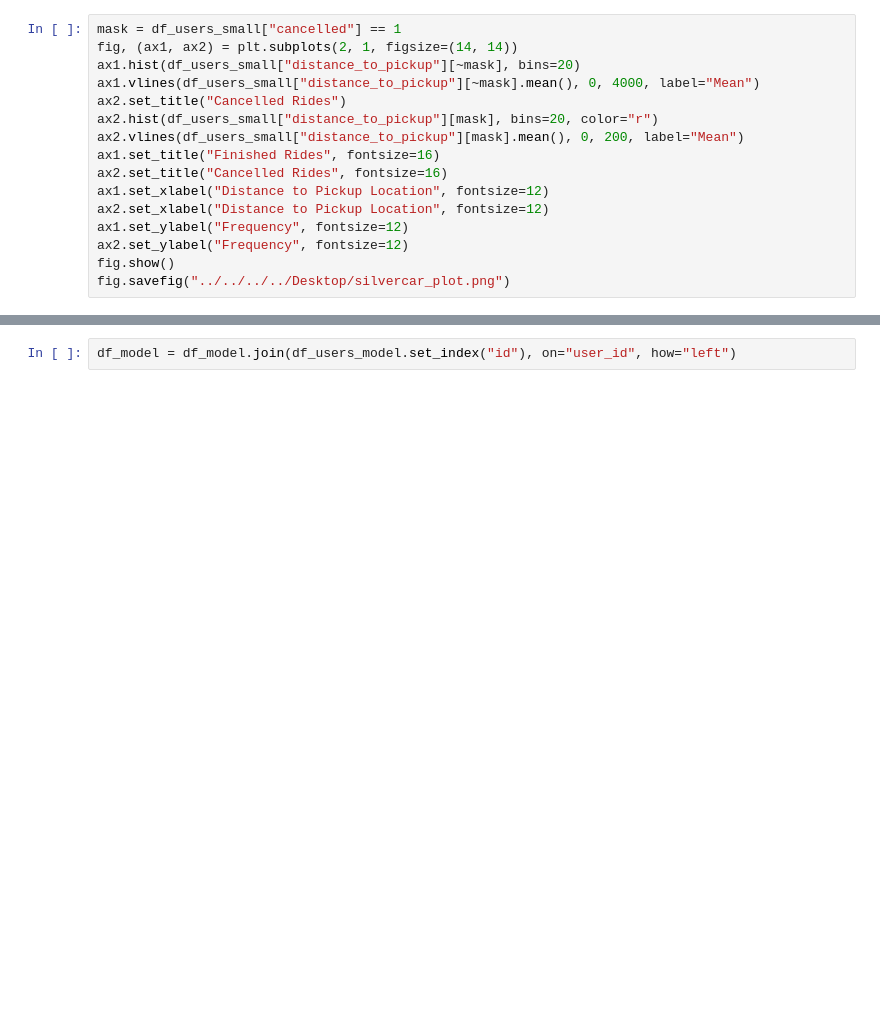
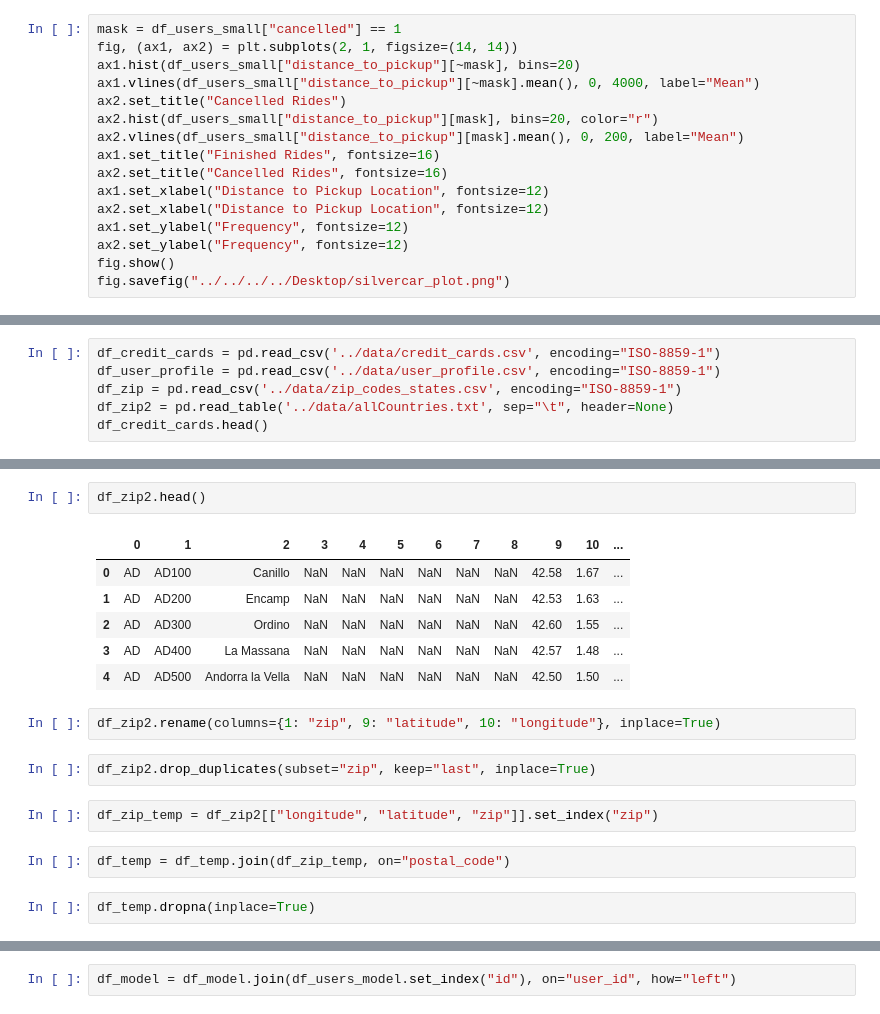
Before and after one commit to mengeling/silvercar-cancellation-predictor, a Jupyter notebook: EDA/EDA.ipynb, the cells around one changed output, grey strips where cells are left out. Saved outputs shown, nothing was run; the diff lists cells and outputs as text; blank space fills up the shorter version.

```diff
--- a/EDA/EDA.ipynb
+++ b/EDA/EDA.ipynb
@@ -855,0 +771,6 @@ df_users_model["used_referral"] = (~df_users_model["referral_code"].isnull()).as
+# %%
+df_credit_cards = pd.read_csv('../data/credit_cards.csv', encoding="ISO-8859-1")
+df_user_profile = pd.read_csv('../data/user_profile.csv', encoding="ISO-8859-1")
+df_zip = pd.read_csv('../data/zip_codes_states.csv', encoding="ISO-8859-1")
+df_zip2 = pd.read_table('../data/allCountries.txt', sep="\t", header=None)
+df_credit_cards.head()
@@ -855,0 +839,19 @@ df_users_model["used_referral"] = (~df_users_model["referral_code"].isnull()).as
+# %%
+df_zip2.head()
+# %% [output]
+|  | 0 | 1 | 2 | 3 | 4 | 5 | 6 | 7 | 8 | 9 | 10 | ... |
+| 0 | AD | AD100 | Canillo | NaN | NaN | NaN | NaN | NaN | NaN | 42.58 | 1.67 | ... |
+| 1 | AD | AD200 | Encamp | NaN | NaN | NaN | NaN | NaN | NaN | 42.53 | 1.63 | ... |
+| 2 | AD | AD300 | Ordino | NaN | NaN | NaN | NaN | NaN | NaN | 42.60 | 1.55 | ... |
+| 3 | AD | AD400 | La Massana | NaN | NaN | NaN | NaN | NaN | NaN | 42.57 | 1.48 | ... |
+| 4 | AD | AD500 | Andorra la Vella | NaN | NaN | NaN | NaN | NaN | NaN | 42.50 | 1.50 | ... |
+# %%
+df_zip2.rename(columns={1: "zip", 9: "latitude", 10: "longitude"}, inplace=True)
+# %%
+df_zip2.drop_duplicates(subset="zip", keep="last", inplace=True)
+# %%
+df_zip_temp = df_zip2[["longitude", "latitude", "zip"]].set_index("zip")
+# %%
+df_temp = df_temp.join(df_zip_temp, on="postal_code")
+# %%
+df_temp.dropna(inplace=True)
```
Also changed, not shown: parts of 48 cells of this notebook, 2 other files.
